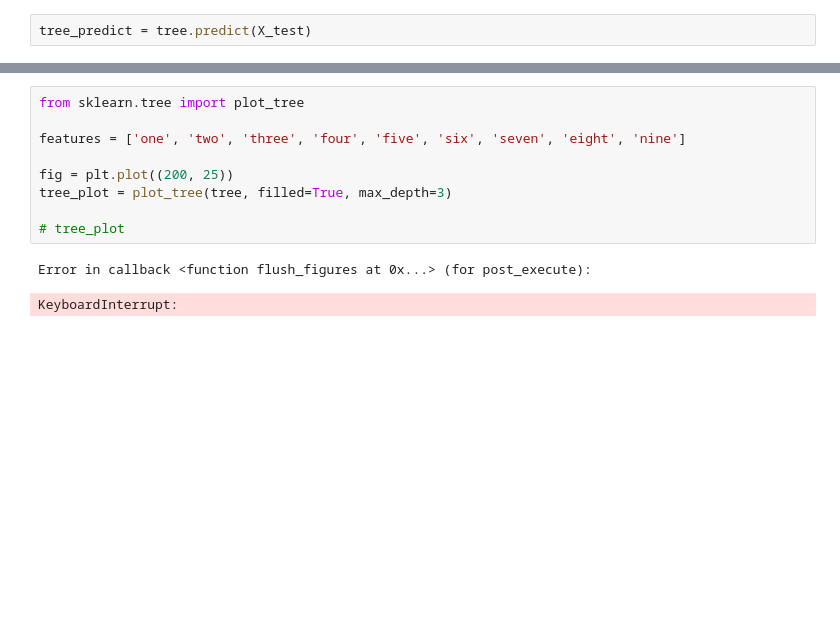
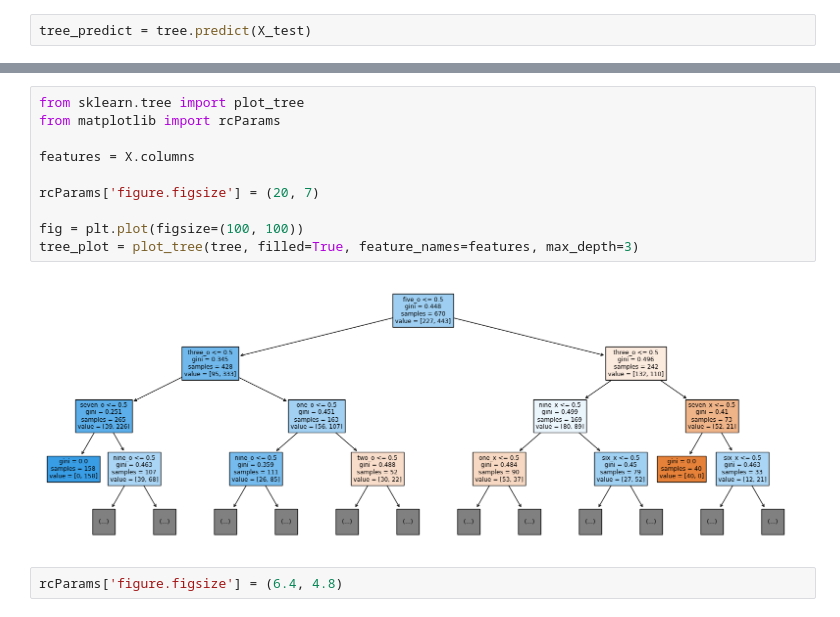
Before and after one commit to Patricker75/Data-Science-Project, a Jupyter notebook: DataExploration.ipynb, the cells around one changed output, grey strips where cells are left out. Saved outputs shown, nothing was run; the diff lists cells and outputs as text; blank space fills up the shorter version.

```diff
--- a/DataExploration.ipynb
+++ b/DataExploration.ipynb
@@ -200,12 +200,14 @@ plt.show()
 # %%
 from sklearn.tree import plot_tree
+from matplotlib import rcParams
 
-features = ['one', 'two', 'three', 'four', 'five', 'six', 'seven', 'eight', 'nine']
+features = X.columns
 
-fig = plt.plot((200, 25))
-tree_plot = plot_tree(tree, filled=True, max_depth=3)
+rcParams['figure.figsize'] = (20, 7)
 
-# tree_plot
+fig = plt.plot(figsize=(100, 100))
+tree_plot = plot_tree(tree, filled=True, feature_names=features, max_depth=3)
 # %% [output]
-Error in callback <function flush_figures at 0x...> (for post_execute):
-KeyboardInterrupt:
+[figure, added]
+# %%
+rcParams['figure.figsize'] = (6.4, 4.8)
```
Also changed, not shown: parts of 5 cells of this notebook.
